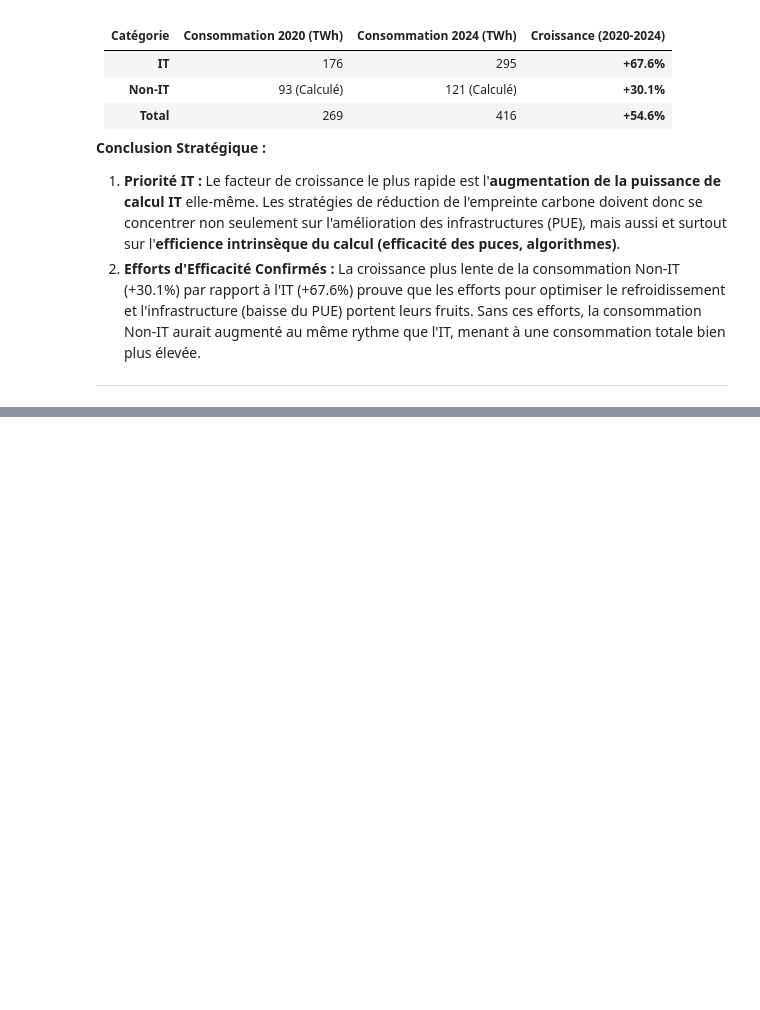
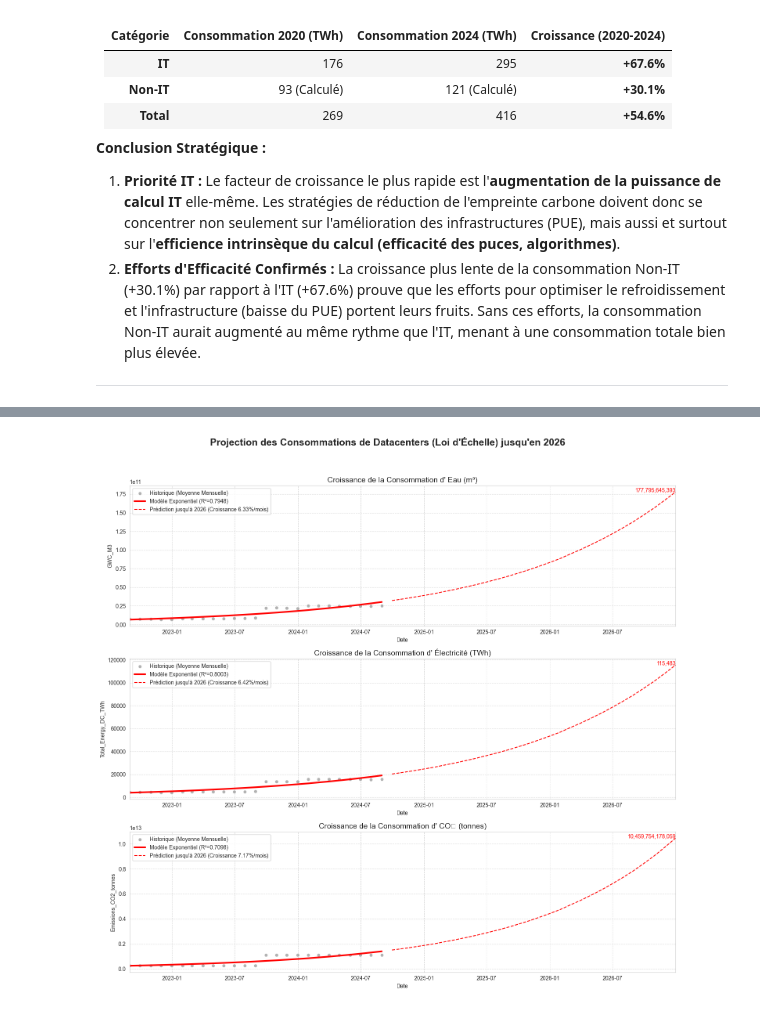
Before and after one commit to mohamedAhmedvall/EnergyWall, a Jupyter notebook: notebooks/exploration_data_daeaAI.ipynb, the cells around one changed output, grey strips where cells are left out. Cells and saved outputs as stored; diff of their text form; code cells hidden in the pictures; blank space fills up the shorter version.

```diff
--- a/notebooks/exploration_data_daeaAI.ipynb
+++ b/notebooks/exploration_data_daeaAI.ipynb
@@ -818,0 +1020,94 @@ Ce graphique en barres illustre la répartition de la consommation électrique t
+# %%
+# --- DÉFINITION DE LA FONCTION MODÈLE (NÉCESSAIRE POUR LA PRÉDICTION) ---
+def exponential_func(t, A, B):
+    return A * np.exp(B * t)
+
+# --- 1. DÉFINITION DE LA PÉRIODE DE PRÉDICTION ---
+# Date de fin de prédiction fixée à la fin de 2026
+DATE_FIN_PREDICTION = pd.to_datetime('2026-12-31')
+# Dernière date dans votre dataset (assumé max dans df_mensuel)
+last_date = df_mensuel['timestamp'].max()
+
+# Nombre de mois à ajouter à la fin de votre dataset
+nb_mois_a_predire = (DATE_FIN_PREDICTION.year - last_date.year) * 12 + (DATE_FIN_PREDICTION.month - last_date.month)
+
+
+# --- 2. VISUALISATION DES MODÈLES OBTENUS AVEC PROJECTION 2026 ---
+fig, axes = plt.subplots(3, 1, figsize=(15, 15))
+plt.suptitle("Projection des Consommations de Datacenters (Loi d'Échelle) jusqu'en 2026",
+             fontsize=18, fontweight='bold')
+
+variables_a_modeliser = {
+    'GWC_M3': 'Eau (m³)',
+    'Total_Energy_DC_TWh': 'Électricité (TWh)',
+    'Emissions_CO2_tonnes': 'CO₂ (tonnes)'
+}
+
+for i, (colonne, nom_variable) in enumerate(variables_a_modeliser.items()):
+    ax = axes[i]
+    if colonne in resultats_regression:
+        A = resultats_regression[colonne]['A']
+        B = resultats_regression[colonne]['B']
+        R2 = resultats_regression[colonne]['R2']
+
+        # --- Données Historiques (Tracé habituel) ---
+        sns.scatterplot(x=df_mensuel['timestamp'], y=df_mensuel[colonne],
+                        label='Historique (Moyenne Mensuelle)', ax=ax, color='grey', alpha=0.6)
+
+        # Courbe de régression sur les données existantes
+        ax.plot(df_mensuel['timestamp'], exponential_func(df_mensuel['t_mois'], A, B),
+                color='red',
+                label=f'Modèle Exponentiel (R²={R2:.4f})',
+                linewidth=3)
+
+        # --- CALCUL ET TRACÉ DE LA PRÉDICTION 2026 ---
+
+        t_max_actuel = df_mensuel['t_mois'].max()
+
+        # Calcul des points de temps futurs
+        t_futur = np.arange(t_max_actuel + 1, t_max_actuel + nb_mois_a_predire + 1)
+
+        # Calcul des valeurs prédites pour 2026
+        pred_2026 = exponential_func(t_futur, A, B)
+
+        # Créer les dates futures pour le tracé
+        dates_futur = pd.to_datetime([last_date + pd.DateOffset(months=m)
+                                      for m in range(1, nb_mois_a_predire + 1)])
+
+        # Tracé de la projection (en pointillé)
+        ax.plot(dates_futur, pred_2026, 'r--', label=f'Prédiction jusqu\'à 2026 (Croissance {B*100:.2f}%/mois)')
+
+        # Étendre l'axe X pour inclure 2026
+        ax.set_xlim(df_mensuel['timestamp'].min(), dates_futur[-1])
+
+        ax.set_title(f"Croissance de la Consommation d' {nom_variable}", fontsize=14)
+        ax.set_xlabel("Date")
+        ax.set_ylabel(colonne)
+        ax.legend(loc='upper left')
+        ax.grid(True, linestyle='--', alpha=0.7)
+
+        # Afficher la valeur finale de 2026 pour une interprétation facile
+        ax.text(dates_futur[-1], pred_2026[-1],
+                f"{pred_2026[-1]:,.0f}",
+                fontsize=10,
+                color='red',
+                ha='right')
+
+plt.tight_layout(rect=[0, 0.03, 1, 0.95])
+plt.show()
+
+print("\n--- Analyse de la Prédiction 2026 ---")
+for colonne, resultats in resultats_regression.items():
+    if colonne in variables_a_modeliser:
+        A = resultats['A']
+        B = resultats['B']
+        # Calculer l'indice t pour Décembre 2026
+        t_2026 = t_max_actuel + nb_mois_a_predire
+
+        valeur_2026 = exponential_func(t_2026, A, B)
+
+        nom = variables_a_modeliser[colonne]
+
+        print(f"** {nom} (Fin 2026) ** : {valeur_2026:,.0f} {colonne.split('(')[0].split('_')[-1]} (Croissance Mensuelle : {B * 100:.2f}%)")
+# %% [output]
+[figure, added]
```
Also changed, not shown: parts of 23 cells of this notebook, 2 other files.
